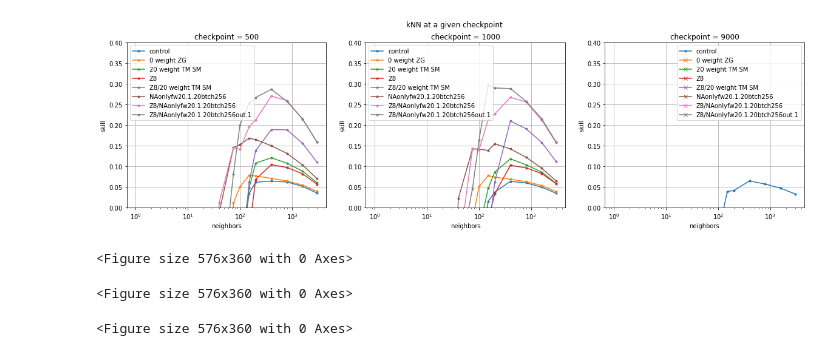
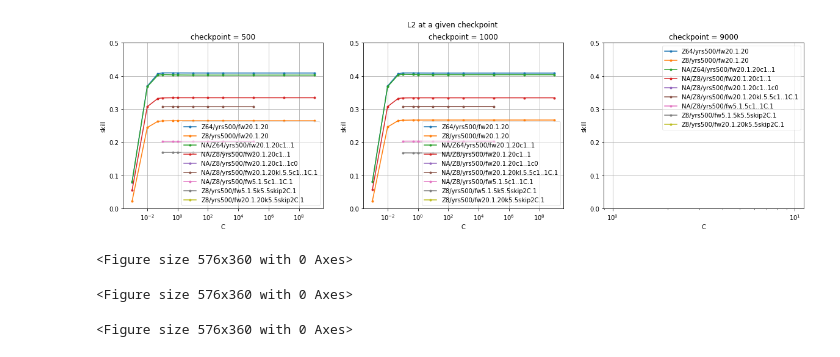
Before and after one commit to georgemilosh/Climate-Learning, a Jupyter notebook: VAE/score.ipynb, the cells around one changed output. Saved outputs shown, nothing was run; the diff lists cells and outputs as text; code cells hidden in the pictures.

```diff
--- a/VAE/score.ipynb
+++ b/VAE/score.ipynb
@@ -55,0 +75,16 @@ runs = {'control' :                    './models/filterFrance/Z64/yrs100/control
+# %%
+runs = { 'Z64/yrs500/fw20.1.20' :   './models/filterFrance/Z64/yrs500/fw20.1.20/'
+         ,'Z8/yrs5000/fw20.1.20' :   './models/filterFrance/Z8/yrs500/fw20.1.20/'
+        #,'Z8/yrs500/fw20.1.20' : './models/filterFrance/Z8/yrs500/fw20.1.20/'
+        ,'NA/Z64/yrs500/fw20.1.20c1..1' : './models/filterFranceNorthAtlantic/Z64/yrs500/fw20.1.20btch256coef1..1/'
+        #,'NA/Z8/yrs500/fw20.1.20c1..0' : './models/filterFranceNorthAtlantic/Z8/yrs500/fw20.1.20btch256/'
+        ,'NA/Z8/yrs500/fw20.1.20c1..1' : './models/filterFranceNorthAtlantic/Z8/yrs500/fw20.1.20btch256in1out.1/'
+        #,'NA/Z8/yrs500/fw10.1.10c1..1' : './models/filterFranceNorthAtlantic/Z8/yrs500/fw10.1.10btch256coef1..1/'
+        #,'NA/Z8/yrs500/fw10.1.10c1..1c10' : './models/filterFranceNorthAtlantic/Z8/yrs500/fw10.1.10btch256coef1..1class10/'
+        #,'NA/Z8/yrs500/fw10.1.10c1..1c1' : './models/filterFranceNorthAtlantic/Z8/yrs500/fw10.1.10btch256coef1..1class1/'
+        ,'NA/Z8/yrs500/fw20.1.20c1..1c0' : './models/filterFranceNorthAtlantic/Z8/yrs500/fw20.1.20btch256c1..0class0/'
+        ,'NA/Z8/yrs500/fw20.1.20kl.5.5c1..1C.1' : './models/filterFranceNorthAtlantic/Z8/yrs500/fw20.1.20kl.5.5c1..1C.1/'
+        ,'NA/Z8/yrs500/fw5.1.5c1..1C.1' : './models/filterFranceNorthAtlantic/Z8/yrs500/fw5.1.5c1..1C.1/'
+        ,'Z8/yrs500/fw5.1.5k5.5skip2C.1' : './models/filterFrance/Z8/yrs500/fw5.1.5k5.5skip2C.1/'
+        ,'Z8/yrs500/fw20.1.20k5.5skip2C.1' : './models/filterFrance/Z8/yrs500/fw20.1.20k.5.5skip2C.1/'
+        }
@@ -56,35 +172,35 @@ runs = {'control' :                    './models/filterFrance/Z64/yrs100/control
 # %%
 fig = plt.figure()
 fig.set_size_inches(20, 5)
-fig.suptitle('kNN at a given checkpoint')
+fig.suptitle('L2 at a given checkpoint')
 
 axs = fig.subplots(nrows=1, ncols=3)
 
 for i, checkpoint in enumerate([500,1000,9000]):
     ax1 = axs[i]
     plt.figure(figsize=(8,5))
     for name, folder in runs.items():
         #print(name)
         score = pd.read_csv(f'{folder}score.csv')
         if checkpoint in score.checkpoint.values:
-            meanskillvsckpt = score.groupby(['checkpoint', 'C','method']).mean().loc[(checkpoint, slice(None),'kNN_uni'), 'skill'].droplevel(level=(0,2)) # The last command gets rid of C and method in the output
-            stdskillvsckpt = score.groupby(['checkpoint', 'C','method']).std().loc[(checkpoint, slice(None),'kNN_uni'), 'skill'].droplevel(level=(0,2))
+            meanskillvsckpt = score.groupby(['checkpoint', 'C','method']).mean().loc[(checkpoint, slice(None),'Log_L2'), 'skill'].droplevel(level=(0,2)) # The last command gets rid of C and method in the output
+            stdskillvsckpt = score.groupby(['checkpoint', 'C','method']).std().loc[(checkpoint, slice(None),'Log_L2'), 'skill'].droplevel(level=(0,2))
             maxiter=100
             #ax1.fill_between(meanskillvsckpt.index[:maxiter],meanskillvsckpt.values[:maxiter]-stdskillvsckpt.values[:maxiter],meanskillvsckpt.values[:maxiter]+stdskillvsckpt.values[:maxiter],alpha=0.1)
             ax1.plot(meanskillvsckpt.index[:maxiter],meanskillvsckpt.values[:maxiter],label=name, marker='.')
         else:
-            meanskillvsckpt = score.groupby(['checkpoint', 'C','method']).mean().loc[(10, slice(None),'kNN_uni'), 'skill'].droplevel(level=(0,2)) # The last command gets rid of C and method in the output
-            ax1.plot(meanskillvsckpt.index[:maxiter],np.inf*meanskillvsckpt.values[:maxiter],label=name, marker='x')
-    ax1.set_xlabel('neighbors')
+            meanskillvsckpt = score.groupby(['checkpoint', 'C','method']).mean().loc[(10, slice(None),'Log_L2'), 'skill'].droplevel(level=(0,2)) # The last command gets rid of C and method in the output
+            ax1.plot(meanskillvsckpt.index[:maxiter],np.inf*meanskillvsckpt.values[:maxiter],label=name, marker='.')
+    ax1.set_xlabel('C')
     ax1.set_ylabel('skill')
-    ax1.set_ylim([0,0.4])
+    ax1.set_ylim([0,0.5])
     ax1.set_xscale("log")
     ax1.set_title(f"{checkpoint = }")
-    ax1.legend(loc='best')
+    ax1.legend(loc='best', fancybox=True, framealpha=0.5)
     ax1.grid(True)
-fig.savefig('./Images/class_KNN.png',dpi=200)
+fig.savefig('./Images/class_L2.png',dpi=200)
 # %% [output]
-[figure, old version]
+[figure, new version]
 <Figure size 576x360 with 0 Axes>
 <Figure size 576x360 with 0 Axes>
 <Figure size 576x360 with 0 Axes>
```
Also changed, not shown: parts of 8 cells of this notebook, 3 other files.
